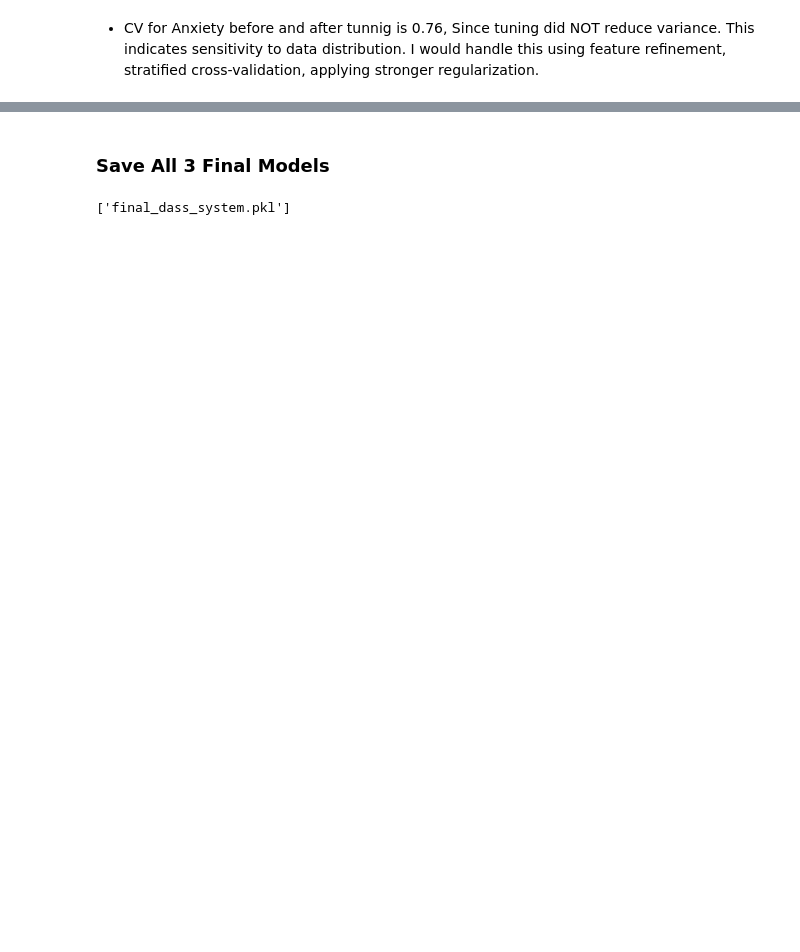
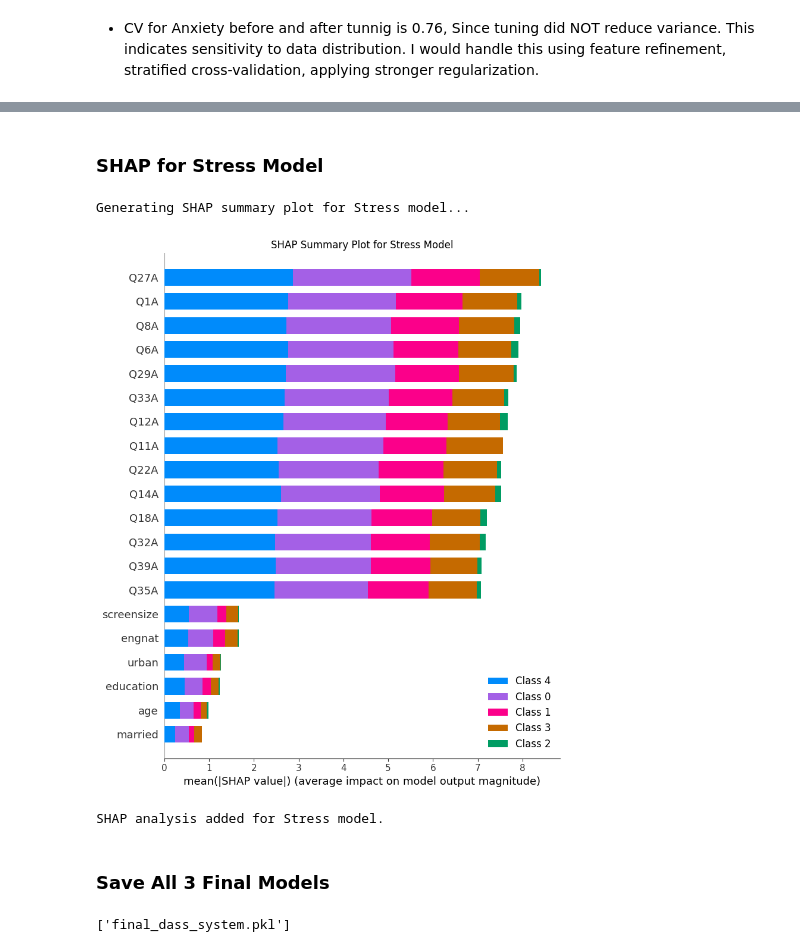
Before and after one commit to Virendrakk/Mental-Health-Disorder-Prediction, a Jupyter notebook: EDA_ML_prediction.ipynb, the cells around one changed output, grey strips where cells are left out. Saved outputs shown, nothing was run; the diff lists cells and outputs as text; code cells hidden in the pictures; blank space fills up the shorter version.

```diff
--- a/EDA_ML_prediction.ipynb
+++ b/EDA_ML_prediction.ipynb
@@ -1384,3 +1482,24 @@ weighted avg       0.88      0.87      0.87     11930
+# %% [markdown]
+### SHAP for Stress Model
+# %%
+explainer_str = shap.Explainer(final_str_model, X_str_train_scaled)
+
+sample_indices_str = range(min(100, X_str_test_scaled.shape[0]))
+X_test_sample_str = X_str_test_scaled[sample_indices_str]
+shap_values_str = explainer_str(X_test_sample_str)
+
+print("Generating SHAP summary plot for Stress model...")
+plt.figure(figsize=(10, 6))
+shap.summary_plot(shap_values_str, X_test_sample_str, feature_names=X_str_test.columns.tolist(), show=False)
+plt.title('SHAP Summary Plot for Stress Model')
+plt.tight_layout()
+plt.show()
+
+print("SHAP analysis added for Stress model.")
+# %% [output]
+Generating SHAP summary plot for Stress model...
+[figure, added]
+SHAP analysis added for Stress model.
 # %% [markdown]
 ### Save All 3 Final Models
 # %%
```
Also changed, not shown: parts of 21 cells of this notebook, 3 other files.
